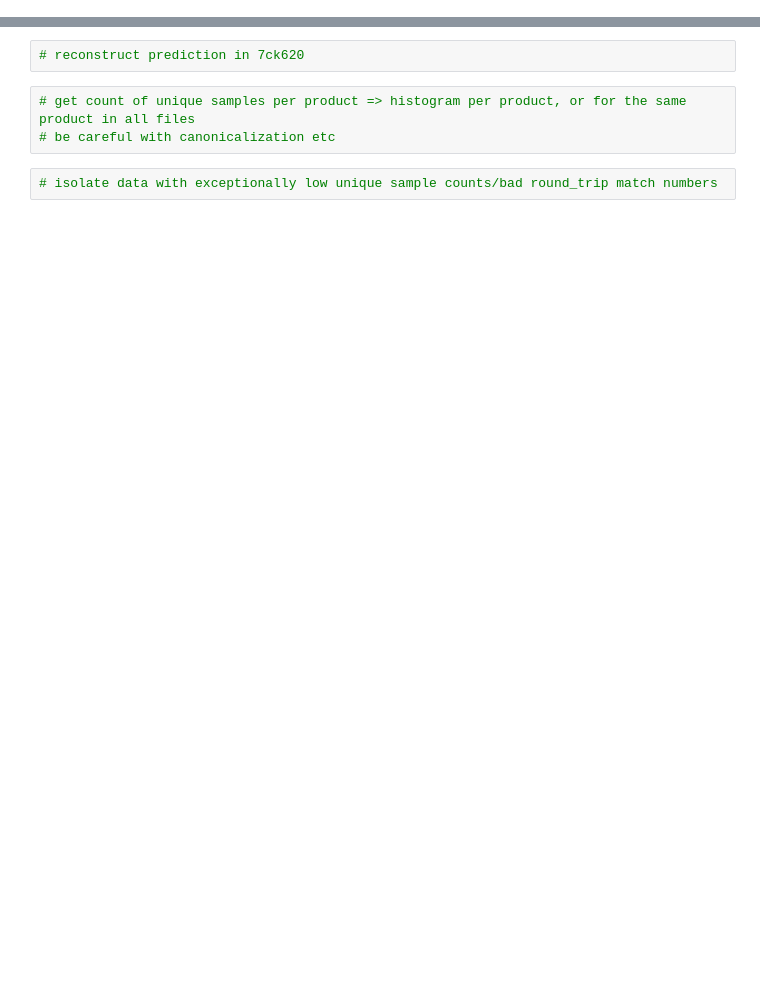
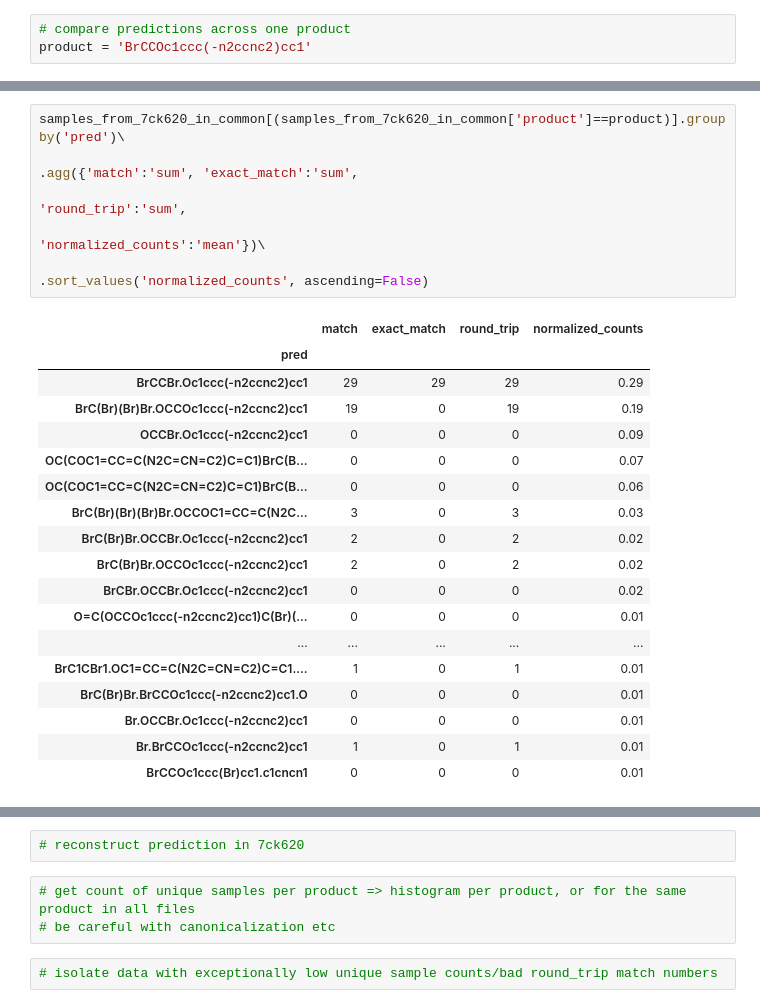
Before and after one commit to najwalb/MolecularTransformer, a Jupyter notebook: figuring_out_accuracy.ipynb, the cells around one changed output, grey strips where cells are left out. Saved outputs shown, nothing was run; the diff lists cells and outputs as text; blank space fills up the shorter version.

```diff
--- a/figuring_out_accuracy.ipynb
+++ b/figuring_out_accuracy.ipynb
@@ -108,0 +550,3 @@ common_pred.shape
+# %%
+# compare predictions across one product
+product = 'BrCCOc1ccc(-n2ccnc2)cc1'
@@ -108,0 +569,25 @@ common_pred.shape
+# %%
+samples_from_7ck620_in_common[(samples_from_7ck620_in_common['product']==product)].groupby('pred')\
+                                                                           .agg({'match':'sum', 'exact_match':'sum',
+                                                                                 'round_trip':'sum',
+                                                                                 'normalized_counts':'mean'})\
+                                                                           .sort_values('normalized_counts', ascending=False)
+# %% [output]
+|  | match | exact_match | round_trip | normalized_counts |
+| pred |  |  |  |  |
+| BrCCBr.Oc1ccc(-n2ccnc2)cc1 | 29 | 29 | 29 | 0.29 |
+| BrC(Br)(Br)Br.OCCOc1ccc(-n2ccnc2)cc1 | 19 | 0 | 19 | 0.19 |
+| OCCBr.Oc1ccc(-n2ccnc2)cc1 | 0 | 0 | 0 | 0.09 |
+| OC(COC1=CC=C(N2C=CN=C2)C=C1)BrC(B... | 0 | 0 | 0 | 0.07 |
+| OC(COC1=CC=C(N2C=CN=C2)C=C1)BrC(B... | 0 | 0 | 0 | 0.06 |
+| BrC(Br)(Br)(Br)Br.OCCOC1=CC=C(N2C... | 3 | 0 | 3 | 0.03 |
+| BrC(Br)Br.OCCBr.Oc1ccc(-n2ccnc2)cc1 | 2 | 0 | 2 | 0.02 |
+| BrC(Br)Br.OCCOc1ccc(-n2ccnc2)cc1 | 2 | 0 | 2 | 0.02 |
+| BrCBr.OCCBr.Oc1ccc(-n2ccnc2)cc1 | 0 | 0 | 0 | 0.02 |
+| O=C(OCCOc1ccc(-n2ccnc2)cc1)C(Br)(... | 0 | 0 | 0 | 0.01 |
+| ... | ... | ... | ... | ... |
+| BrC1CBr1.OC1=CC=C(N2C=CN=C2)C=C1.... | 1 | 0 | 1 | 0.01 |
+| BrC(Br)Br.BrCCOc1ccc(-n2ccnc2)cc1.O | 0 | 0 | 0 | 0.01 |
+| Br.OCCBr.Oc1ccc(-n2ccnc2)cc1 | 0 | 0 | 0 | 0.01 |
+| Br.BrCCOc1ccc(-n2ccnc2)cc1 | 1 | 0 | 1 | 0.01 |
+| BrCCOc1ccc(Br)cc1.c1cncn1 | 0 | 0 | 0 | 0.01 |
```
Also changed, not shown: parts of 87 cells of this notebook, 4 other files.
